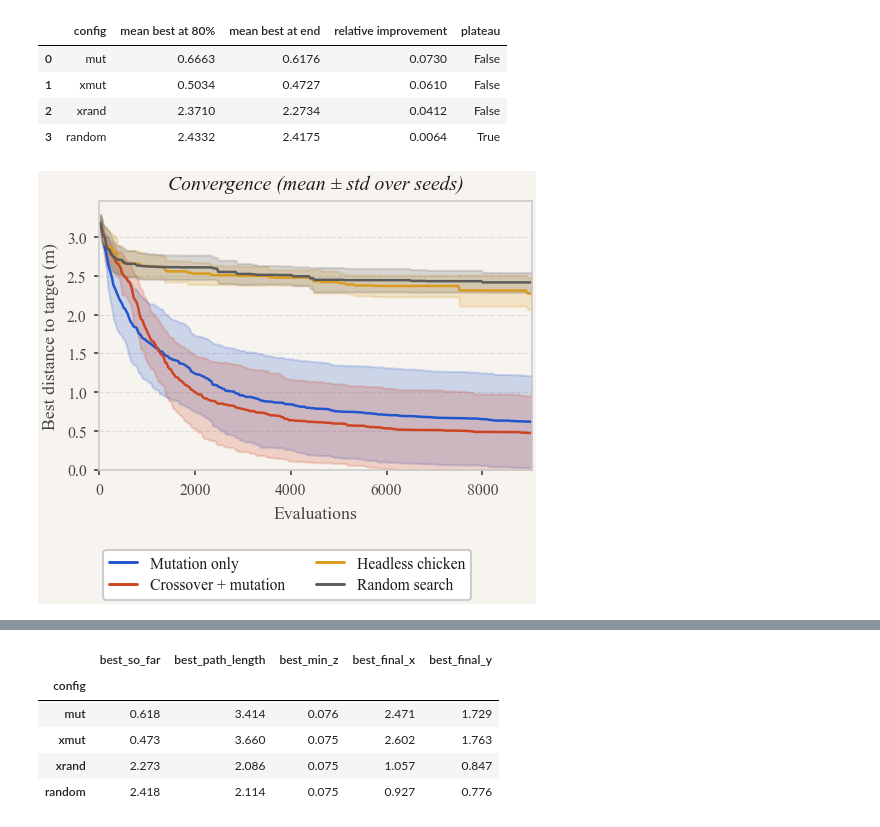
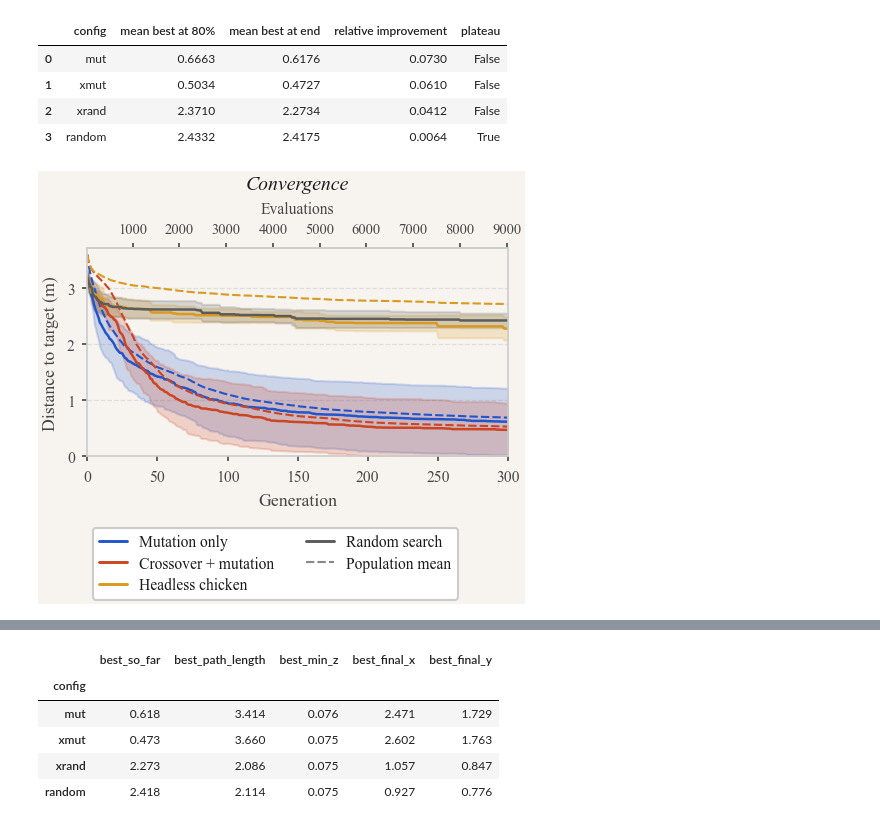
Before and after one commit to codegithubka/EvolutionaryComputing2026, a Jupyter notebook: assignments/assignment_2/analysis.ipynb, the cells around one changed output, grey strips where cells are left out. Cells and saved outputs as stored; diff of their text form; code cells hidden in the pictures.

```diff
--- a/assignments/assignment_2/analysis.ipynb
+++ b/assignments/assignment_2/analysis.ipynb
@@ -65,6 +65,15 @@ mpl.rcParams.update(
     }
 )
 
+mpl.rcParams.update(
+    {
+        "xtick.minor.size": 1.3,
+        "ytick.minor.size": 1.3,
+        "xtick.minor.width": 0.5,
+        "ytick.minor.width": 0.5,
+    }
+)
+
 ALL_CONFIGS = ["mut", "xmut", "xrand", "xunit", "random"]
 CONFIGS = [c for c in ALL_CONFIGS if (DATA / c).is_dir()]
 LABELS = {
@@ -307,30 +316,33 @@ plateau.round(4)
 | 2 | xrand | 2.3710 | 2.2734 | 0.0412 | False |
 | 3 | random | 2.4332 | 2.4175 | 0.0064 | True |
 # %%
+POP = 30  # mu = lambda: evaluations = POP * (gen + 1)
+DASHED = (0, (4, 1.5))
 fig, ax = plt.subplots(figsize=(COL_W, 2.9))
 for config in CONFIGS:
-    sns.lineplot(
-        data=df[df["config"] == config],
-        x="evals",
-        y="best_so_far",
-        color=COLORS[config],
-        errorbar="sd",
-        legend=False,
-        ax=ax,
-    )
-panel_title(ax, "Convergence (mean ± std over seeds)")
-ax.set_xlabel("Evaluations")
-ax.set_ylabel("Best distance to target (m)")
-ax.set_xlim(0, BUDGET)
-ax.set_ylim(bottom=0)
+    runs = df[df["config"] == config]
+    sns.lineplot(data=runs, x="gen", y="best_so_far", color=COLORS[config],
+                 errorbar="sd", legend=False, ax=ax)
+    if config != "random":
+        sns.lineplot(data=runs, x="gen", y="mean", color=COLORS[config], errorbar=None,
+                     linestyle=DASHED, linewidth=1.0, legend=False, ax=ax)
+panel_title(ax, "Convergence")
+ax.set_xlabel("Generation")
+ax.set_ylabel("Distance to target (m)")
+ax.set_xlim(0, df["gen"].max())
+ax.set_ylim(0, 3.7)
+top = ax.secondary_xaxis("top", functions=(lambda g: POP * (g + 1), lambda e: e / POP - 1))
+top.set_xlabel("Evaluations", fontsize=7.5, color="#444444")
+top.tick_params(labelsize=7)
 handles = [Line2D([], [], color=COLORS[c], lw=1.4, label=LABELS[c]) for c in CONFIGS]
-fig.tight_layout(pad=0.4, rect=(0, 0.17, 1, 1))
+handles.append(Line2D([], [], color="#888888", lw=1.0, linestyle=DASHED, label="Population mean"))
+fig.tight_layout(pad=0.4, rect=(0, 0.2, 1, 1))
 fig.legend(handles=handles, loc="lower center", ncol=2, bbox_to_anchor=(0.5, -0.01))
 fig.savefig(OUT / "fig1_convergence.png")
 fig.savefig(OUT / "fig1_convergence.pdf")
 plt.show()
 # %% [output]
-[figure, old version]
+[figure, new version]
 # %%
 fig, ax = plt.subplots(figsize=(COL_W, 2.4))
 data = last.assign(label=last["config"].map(LABELS))
```
Also changed, not shown: parts of 5 cells of this notebook, 3 other files.
